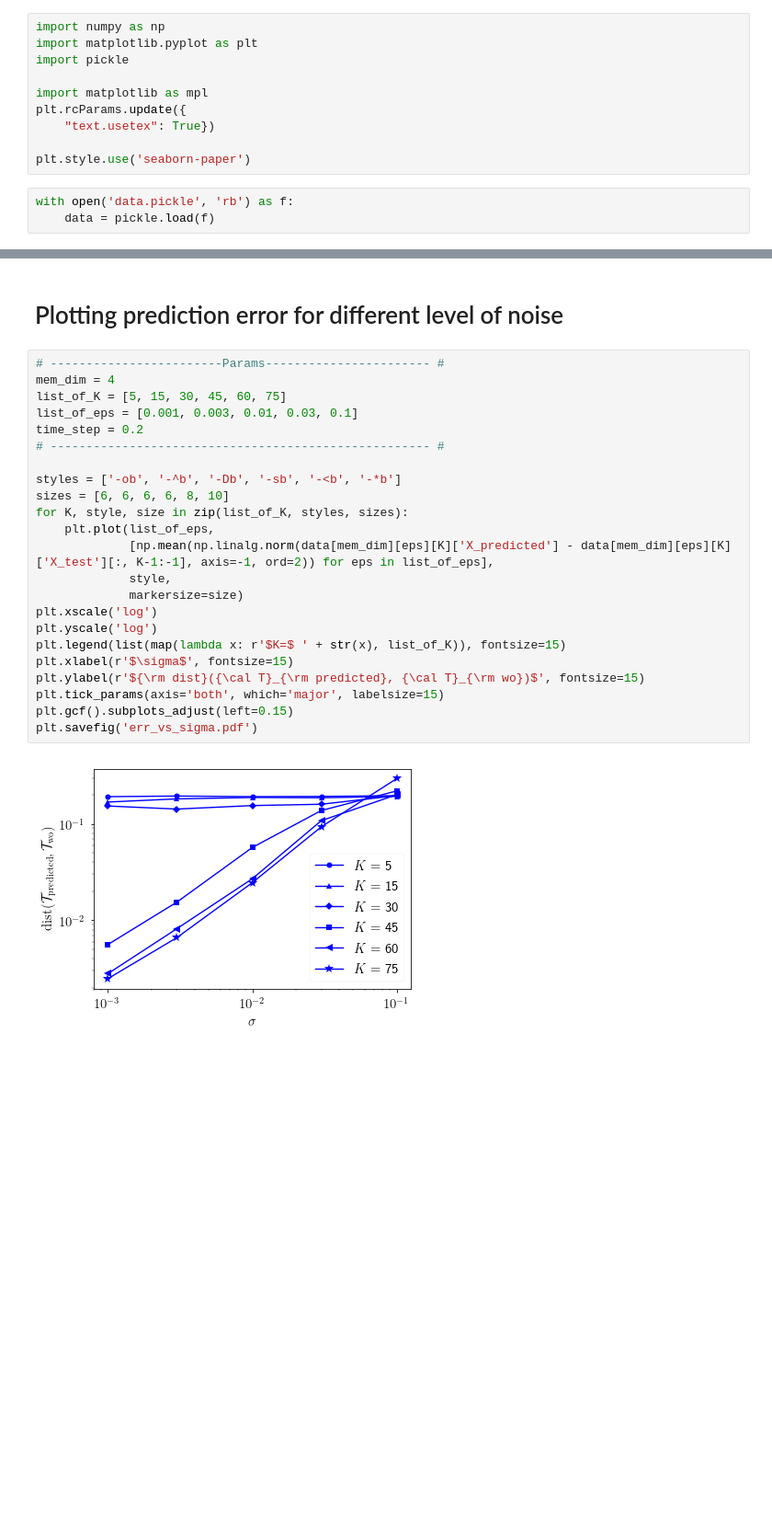
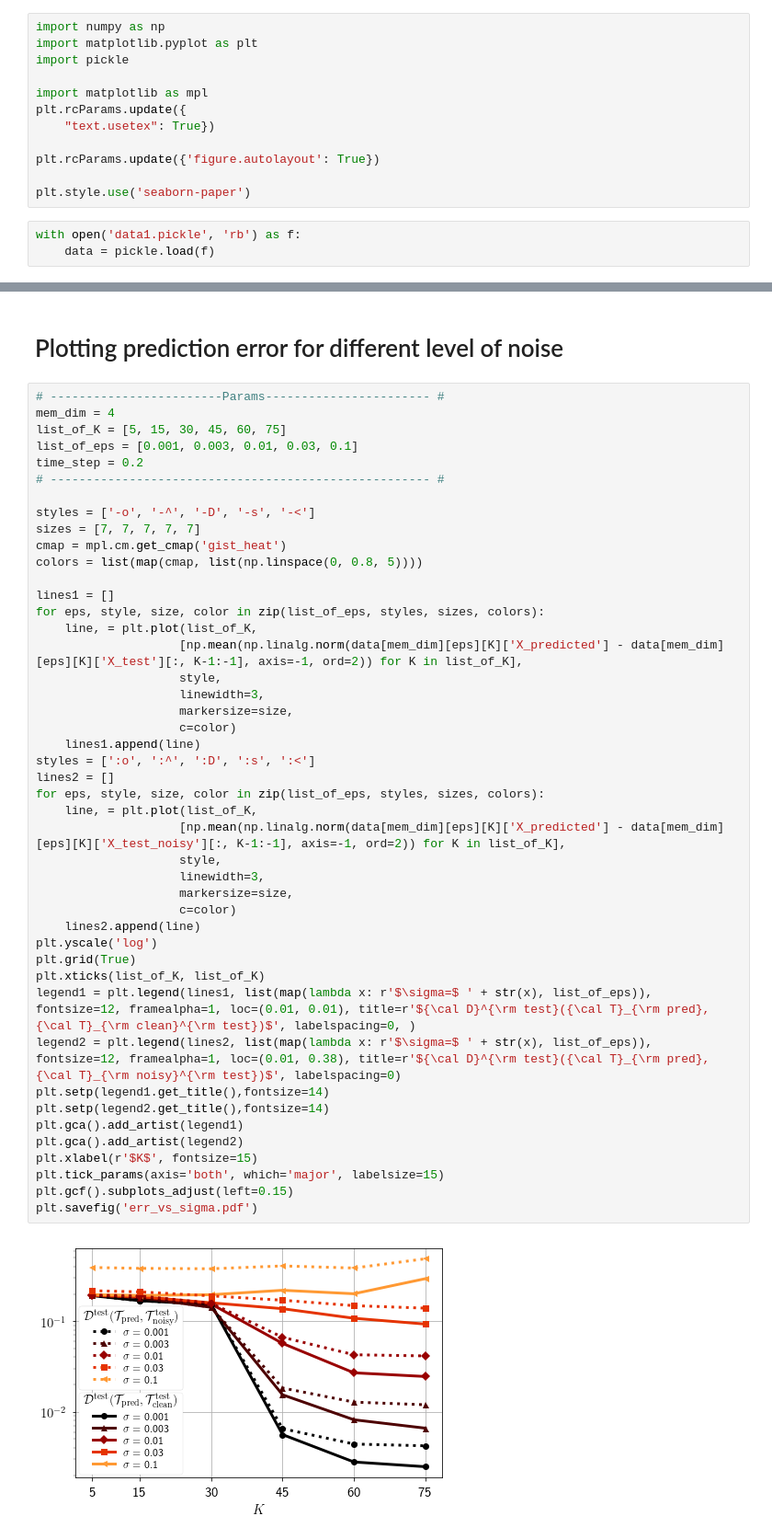
Before and after one commit to LuchnikovI/Dynamic-mode-decomposition-for-open-quantum-systems-identification, a Jupyter notebook: Model with random Lindbladians/Data plotting.ipynb, the cells around one changed output, grey strips where cells are left out. Shown: that part at 92% size. Cells and saved outputs as stored; diff of their text form; blank space fills up the shorter version.

```diff
--- a/Model with random Lindbladians/Data plotting.ipynb
+++ b/Model with random Lindbladians/Data plotting.ipynb
@@ -7,9 +7,11 @@ import matplotlib as mpl
 plt.rcParams.update({
     "text.usetex": True})
 
+plt.rcParams.update({'figure.autolayout': True})
+
 plt.style.use('seaborn-paper')
 # %%
-with open('data.pickle', 'rb') as f:
+with open('data1.pickle', 'rb') as f:
     data = pickle.load(f)
 # %% [markdown]
 ## Plotting Dynamics
@@ -171,28 +176,50 @@ plt.savefig('spectrum.pdf')
 # %%
 # ------------------------Params----------------------- #
 mem_dim = 4
 list_of_K = [5, 15, 30, 45, 60, 75]
 list_of_eps = [0.001, 0.003, 0.01, 0.03, 0.1]
 time_step = 0.2
 # ----------------------------------------------------- #
 
-styles = ['-ob', '-^b', '-Db', '-sb', '-<b', '-*b']
-sizes = [6, 6, 6, 6, 8, 10]
-for K, style, size in zip(list_of_K, styles, sizes):
-    plt.plot(list_of_eps,
-             [np.mean(np.linalg.norm(data[mem_dim][eps][K]['X_predicted'] - data[mem_dim][eps][K]['X_test'][:, K-1:-1], axis=-1, ord=2)) for eps in list_of_eps],
-             style,
-             markersize=size)
-plt.xscale('log')
+styles = ['-o', '-^', '-D', '-s', '-<']
+sizes = [7, 7, 7, 7, 7]
+cmap = mpl.cm.get_cmap('gist_heat')
+colors = list(map(cmap, list(np.linspace(0, 0.8, 5))))
+
+lines1 = []
+for eps, style, size, color in zip(list_of_eps, styles, sizes, colors):
+    line, = plt.plot(list_of_K,
+                    [np.mean(np.linalg.norm(data[mem_dim][eps][K]['X_predicted'] - data[mem_dim][eps][K]['X_test'][:, K-1:-1], axis=-1, ord=2)) for K in list_of_K],
+                    style,
+                    linewidth=3,
+                    markersize=size,
+                    c=color)
+    lines1.append(line)
+styles = [':o', ':^', ':D', ':s', ':<']
+lines2 = []
+for eps, style, size, color in zip(list_of_eps, styles, sizes, colors):
+    line, = plt.plot(list_of_K,
+                    [np.mean(np.linalg.norm(data[mem_dim][eps][K]['X_predicted'] - data[mem_dim][eps][K]['X_test_noisy'][:, K-1:-1], axis=-1, ord=2)) for K in list_of_K],
+                    style,
+                    linewidth=3,
+                    markersize=size,
+                    c=color)
+    lines2.append(line)
 plt.yscale('log')
-plt.legend(list(map(lambda x: r'$K=$ ' + str(x), list_of_K)), fontsize=15)
-plt.xlabel(r'$\sigma$', fontsize=15)
-plt.ylabel(r'${\rm dist}({\cal T}_{\rm predicted}, {\cal T}_{\rm wo})$', fontsize=15)
+plt.grid(True)
+plt.xticks(list_of_K, list_of_K)
+legend1 = plt.legend(lines1, list(map(lambda x: r'$\sigma=$ ' + str(x), list_of_eps)), fontsize=12, framealpha=1, loc=(0.01, 0.01), title=r'${\cal D}^{\rm test}({\cal T}_{\rm pred}, {\cal T}_{\rm clean}^{\rm test})$', labelspacing=0, )
+legend2 = plt.legend(lines2, list(map(lambda x: r'$\sigma=$ ' + str(x), list_of_eps)), fontsize=12, framealpha=1, loc=(0.01, 0.38), title=r'${\cal D}^{\rm test}({\cal T}_{\rm pred}, {\cal T}_{\rm noisy}^{\rm test})$', labelspacing=0)
+plt.setp(legend1.get_title(),fontsize=14)
+plt.setp(legend2.get_title(),fontsize=14)
+plt.gca().add_artist(legend1)
+plt.gca().add_artist(legend2)
+plt.xlabel(r'$K$', fontsize=15)
 plt.tick_params(axis='both', which='major', labelsize=15)
 plt.gcf().subplots_adjust(left=0.15)
 plt.savefig('err_vs_sigma.pdf')
 # %% [output]
-[figure, old version]
+[figure, new version]
 # %%
 # ------------------------Params----------------------- #
 list_of_mem_dims = [3, 4, 5, 6]
```
Also changed, not shown: parts of 4 cells of this notebook, 1 other file.
